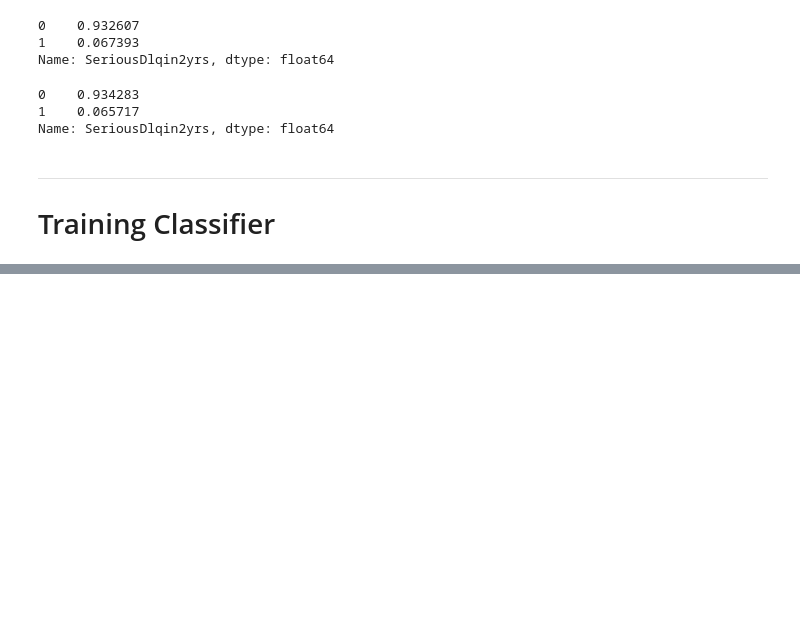
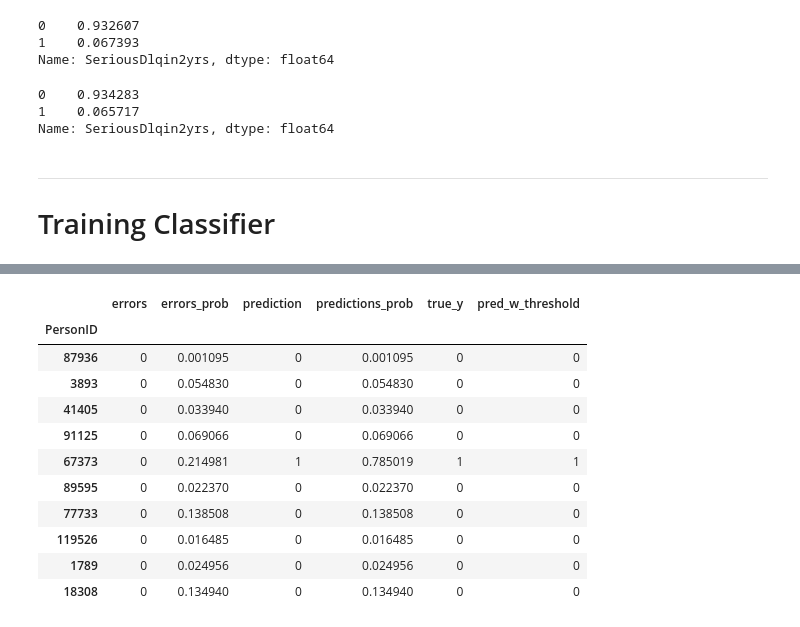
Before and after one commit to hakoenig/Machine_Learning_for_Public_Policy, a Jupyter notebook: Assignment2_ML_Pipeline/Serious_Delinquency.ipynb, the cells around one changed output, grey strips where cells are left out. Saved outputs shown, nothing was run; the diff lists cells and outputs as text; code cells hidden in the pictures; blank space fills up the shorter version.

```diff
--- a/Assignment2_ML_Pipeline/Serious_Delinquency.ipynb
+++ b/Assignment2_ML_Pipeline/Serious_Delinquency.ipynb
@@ -262,0 +354,17 @@ prediction_comp[prediction_comp.errors == 1][["prediction", "true_y"]]
+# %%
+threshold = 0.17080429196357727
+prediction_comp["pred_w_threshold"] = prediction_comp.predictions_prob.apply(lambda x: 0 if x < threshold else 1)
+prediction_comp.head(10)
+# %% [output]
+|  | errors | errors_prob | prediction | predictions_prob | true_y | pred_w_threshold |
+| PersonID |  |  |  |  |  |  |
+| 87936 | 0 | 0.001095 | 0 | 0.001095 | 0 | 0 |
+| 3893 | 0 | 0.054830 | 0 | 0.054830 | 0 | 0 |
+| 41405 | 0 | 0.033940 | 0 | 0.033940 | 0 | 0 |
+| 91125 | 0 | 0.069066 | 0 | 0.069066 | 0 | 0 |
+| 67373 | 0 | 0.214981 | 1 | 0.785019 | 1 | 1 |
+| 89595 | 0 | 0.022370 | 0 | 0.022370 | 0 | 0 |
+| 77733 | 0 | 0.138508 | 0 | 0.138508 | 0 | 0 |
+| 119526 | 0 | 0.016485 | 0 | 0.016485 | 0 | 0 |
+| 1789 | 0 | 0.024956 | 0 | 0.024956 | 0 | 0 |
+| 18308 | 0 | 0.134940 | 0 | 0.134940 | 0 | 0 |
```
Also changed, not shown: parts of 15 cells of this notebook.
